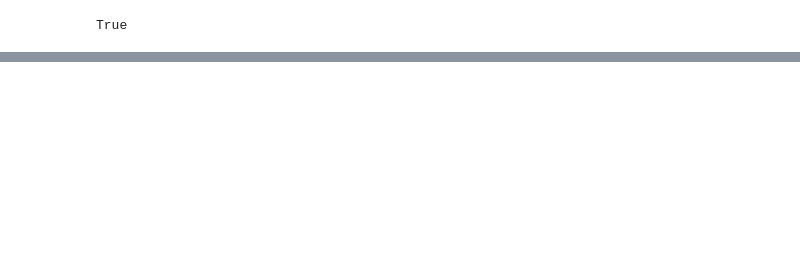
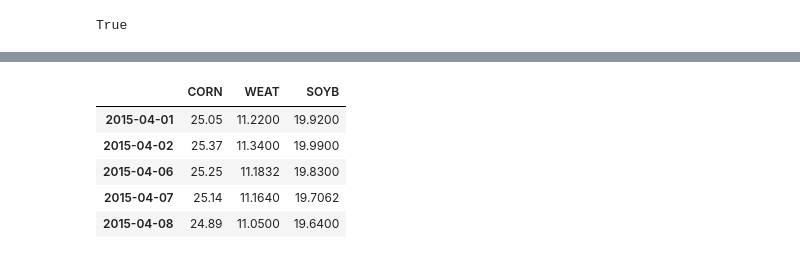
Before and after one commit to scolpan/gee_etf, a Jupyter notebook: WEATCORNSOYB.ipynb, the cells around one changed output, grey strips where cells are left out. Cells and saved outputs as stored; diff of their text form; code cells hidden in the pictures; blank space fills up the shorter version.

```diff
--- a/WEATCORNSOYB.ipynb
+++ b/WEATCORNSOYB.ipynb
@@ -84,0 +134,31 @@ df_fund_data
+# %%
+##Convert to date value (gets rid of closing time date e.g. 16:00) but this operation tends to convert the date type to object type
+df_etf_data.index = df_etf_data.index.date
+
+##Convert the Date column back to datetime type
+df_etf_data.index = pd.to_datetime(df_etf_data.index, infer_datetime_format=True)
+
+##Sort by index (Date)
+df_etf_data = df_etf_data.sort_index()
+
+
+##nvd_df.head()
+df_etf_closing_prices = pd.DataFrame()
+df_crude_closing_prices = pd.DataFrame()
+
+##Rename the headers to the corresponding ticker
+df_etf_closing_prices["CORN"] = df_etf_data['CORN']['close']
+df_etf_closing_prices["WEAT"] = df_etf_data['WEAT']['close']
+df_etf_closing_prices["SOYB"] = df_etf_data['SOYB']['close']
+
+df_crude_closing_prices["WTI"] = df_etf_data['WTI']['close']
+
+# Preview DataFrame
+df_etf_closing_prices.head()
+# %% [output]
+|  | CORN | WEAT | SOYB |
+| 2015-04-01 | 25.05 | 11.2200 | 19.9200 |
+| 2015-04-02 | 25.37 | 11.3400 | 19.9900 |
+| 2015-04-06 | 25.25 | 11.1832 | 19.8300 |
+| 2015-04-07 | 25.14 | 11.1640 | 19.7062 |
+| 2015-04-08 | 24.89 | 11.0500 | 19.6400 |
```
Also changed, not shown: parts of 14 cells of this notebook, 1 other file.
